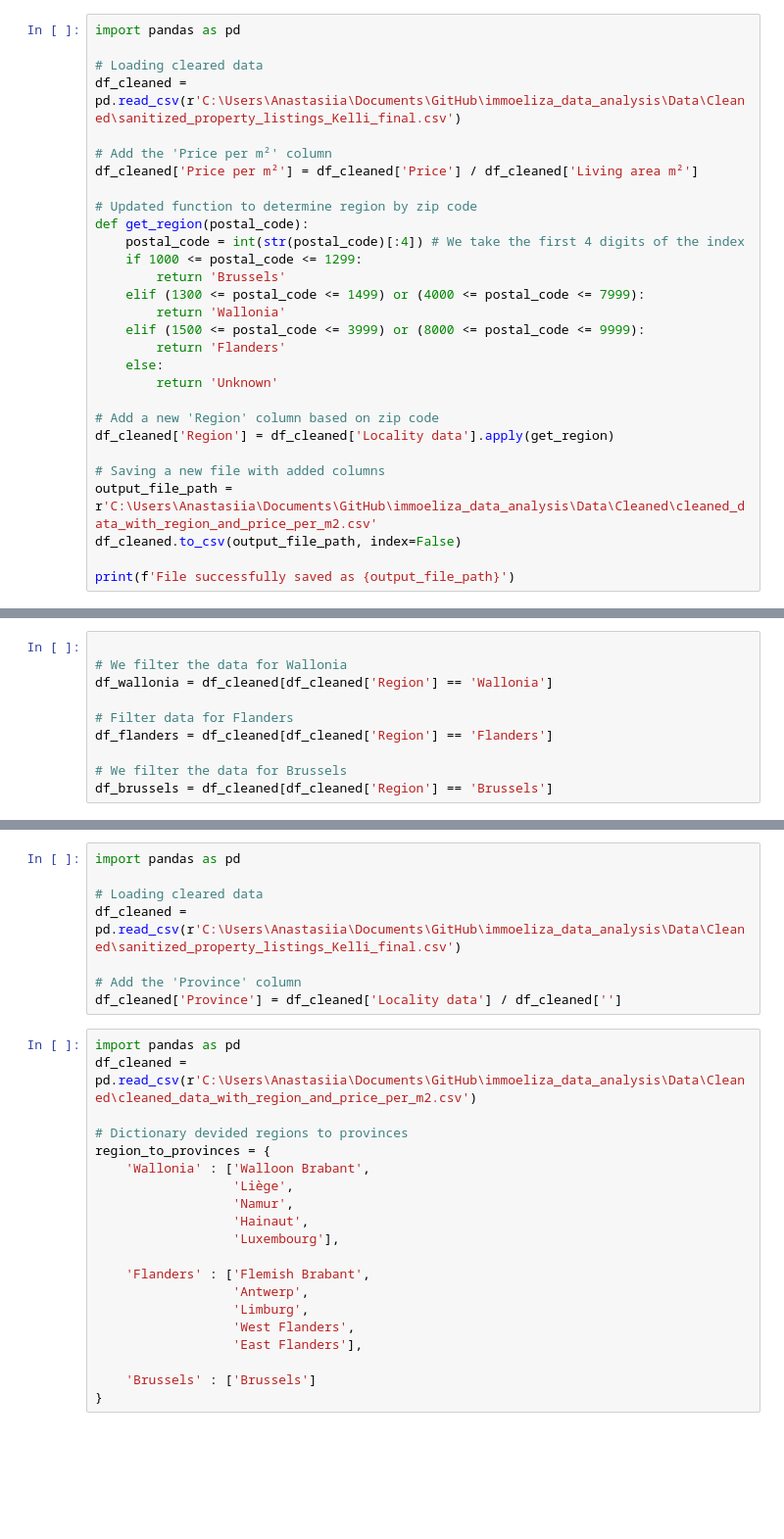
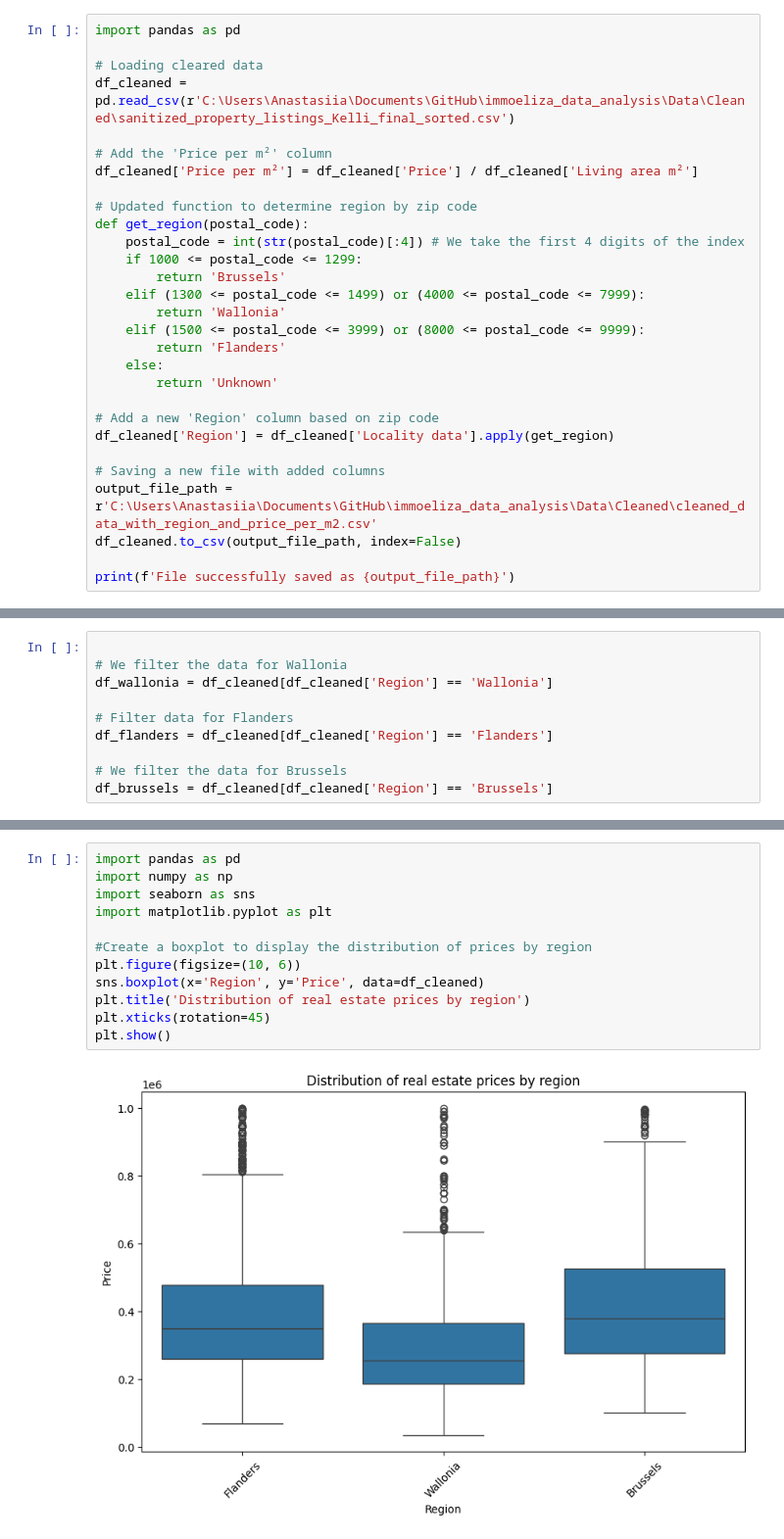
Before and after one commit to Kevin-Van-Hoorebeek/immoeliza_data_analysis, a Jupyter notebook: Analysis/Anastasiia.ipynb, the cells around one changed output, grey strips where cells are left out. Shown at 98% size. Drawn from its saved outputs; the diff is of its cells as text; blank space fills up the shorter version.

```diff
--- a/Analysis/Anastasiia.ipynb
+++ b/Analysis/Anastasiia.ipynb
@@ -269,7 +292,7 @@ to_csv() — зберігаємо новий файл із доданими ко
 import pandas as pd
 
 # Loading cleared data
-df_cleaned = pd.read_csv(r'C:\Users\Anastasiia\Documents\GitHub\immoeliza_data_analysis\Data\Cleaned\sanitized_property_listings_Kelli_final.csv')
+df_cleaned = pd.read_csv(r'C:\Users\Anastasiia\Documents\GitHub\immoeliza_data_analysis\Data\Cleaned\sanitized_property_listings_Kelli_final_sorted.csv')
 
 # Add the 'Price per m²' column
 df_cleaned['Price per m²'] = df_cleaned['Price'] / df_cleaned['Living area m²']
@@ -411,28 +431,14 @@ df_cleaned[['Locality data', 'Region', 'Province']].head()
-# %%
-import pandas as pd
-
-# Loading cleared data
-df_cleaned = pd.read_csv(r'C:\Users\Anastasiia\Documents\GitHub\immoeliza_data_analysis\Data\Cleaned\sanitized_property_listings_Kelli_final.csv')
-
-# Add the 'Province' column
-df_cleaned['Province'] = df_cleaned['Locality data'] / df_cleaned['']
-# %%
-import pandas as pd
-df_cleaned = pd.read_csv(r'C:\Users\Anastasiia\Documents\GitHub\immoeliza_data_analysis\Data\Cleaned\cleaned_data_with_region_and_price_per_m2.csv')
-
-# Dictionary devided regions to provinces
-region_to_provinces = {
-    'Wallonia' : ['Walloon Brabant',
-                  'Liège',
-                  'Namur',
-                  'Hainaut',
-                  'Luxembourg'],
-
-    'Flanders' : ['Flemish Brabant',
-                  'Antwerp',
-                  'Limburg',
-                  'West Flanders',
-                  'East Flanders'],
-
-    'Brussels' : ['Brussels']
-}
+# %%
+import pandas as pd
+import numpy as np
+import seaborn as sns
+import matplotlib.pyplot as plt
+
+#Сreate a boxplot to display the distribution of prices by region
+plt.figure(figsize=(10, 6))
+sns.boxplot(x='Region', y='Price', data=df_cleaned)
+plt.title('Distribution of real estate prices by region')
+plt.xticks(rotation=45)
+plt.show()
+# %% [output]
+[figure, added]
```
Also changed, not shown: parts of 11 cells of this notebook.
